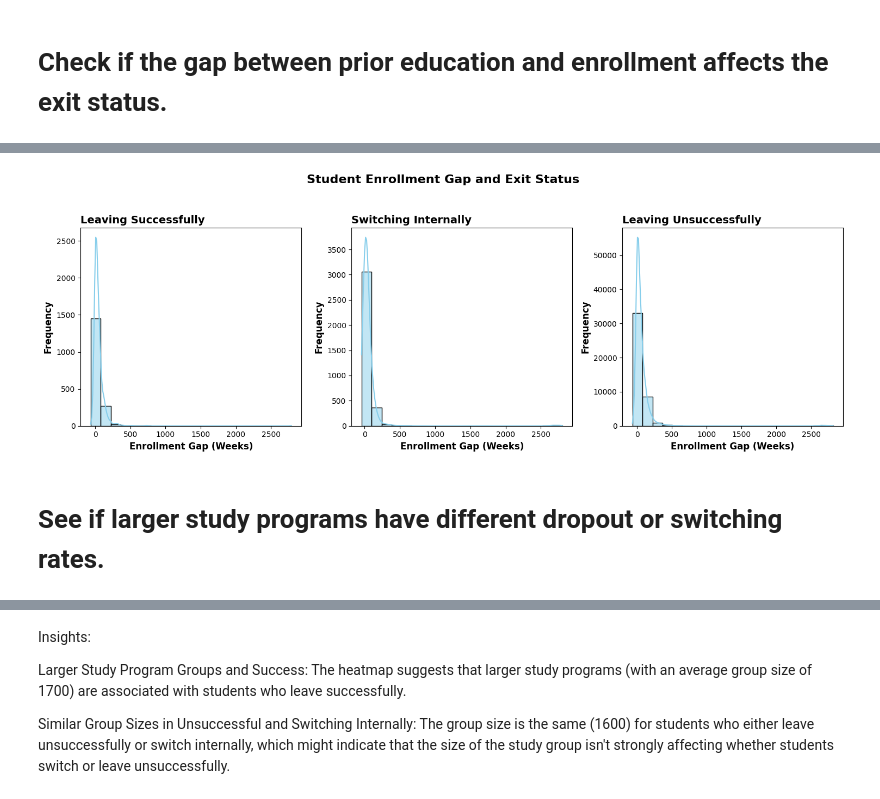
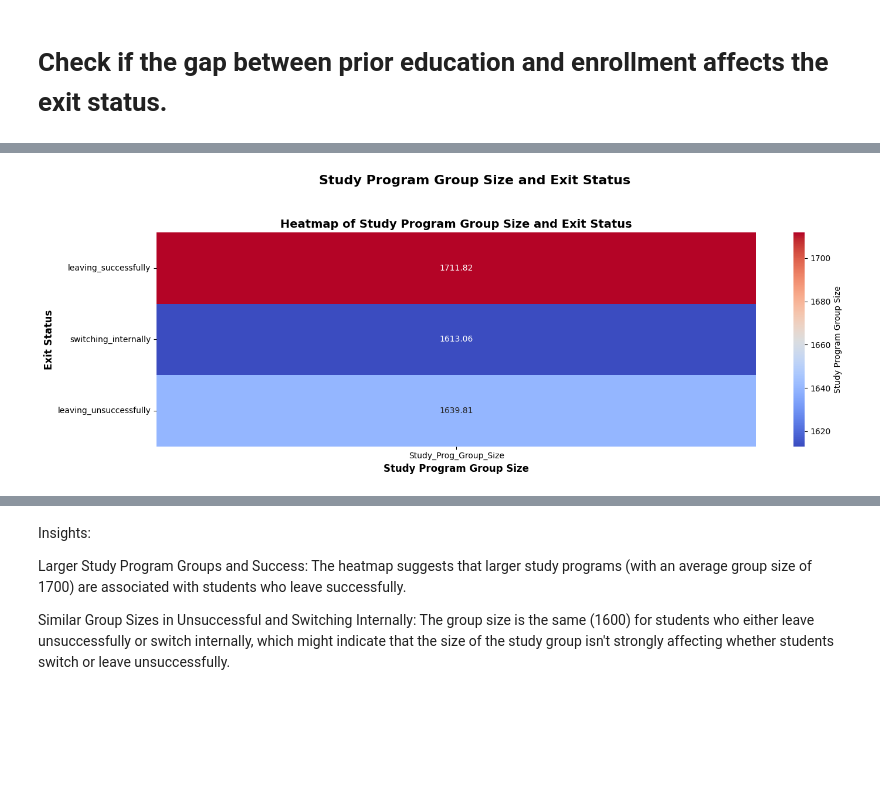
Before and after one commit to uashogeschoolutrecht/studentdropout, a Jupyter notebook: notebooks/EDA.ipynb, the cells around one changed output, grey strips where cells are left out. Drawn from its saved outputs; the diff is of its cells as text; code cells hidden in the pictures; blank space fills up the shorter version.

```diff
--- a/notebooks/EDA.ipynb
+++ b/notebooks/EDA.ipynb
@@ -110,29 +137,32 @@ plt.show()
 # %%
+import matplotlib.pyplot as plt
+import seaborn as sns
+
 # Set figure size
 plt.figure(figsize=(15, 5))
 
 # Set the general title for the entire figure
-plt.suptitle("Student Enrollment Gap and Exit Status", fontsize=16, fontweight='bold', y=1.05)
+plt.suptitle("Study Program Group Size and Exit Status", fontsize=16, fontweight='bold', y=1.05)
 
-# Define the Exit_Status order to ensure "Leaving Unsuccessfully" is always on the right
+# Define the Exit_Status order to ensure consistent plotting
 exit_status_order = ['leaving_successfully', 'switching_internally', 'leaving_unsuccessfully']
 
-# Loop through each Exit_Status category in the specified order
-for i, status in enumerate(exit_status_order):
-    plt.subplot(1, 3, i + 1)
+# Prepare a pivot table with the desired order of Exit_Status
+pivot_table = data.pivot_table(index='Exit_Status', values='Study_Prog_Group_Size', aggfunc='mean')
 
-    # Plot the distribution of Student Enrollment Gap for each Exit_Status category using a histogram
-    sns.histplot(data[data['Exit_Status'] == status]['Student_Enrollment_Gap'], kde=True, color='skyblue', bins=20)
+# Reorder the pivot table according to the defined Exit_Status order
+pivot_table = pivot_table.loc[exit_status_order]
 
-    # Title and labels for each subplot with left alignment
-    plt.title(f"{status.replace('_', ' ').title()}", fontsize=14, fontweight='bold', loc='left')
-    plt.xlabel("Enrollment Gap (Weeks)", fontsize=12, fontweight='bold')
-    plt.ylabel("Frequency", fontsize=12, fontweight='bold')
+# Plot a heatmap (though it's more effective with multiple variables)
+sns.heatmap(pivot_table, annot=True, cmap="coolwarm", fmt='g', cbar_kws={'label': 'Study Program Group Size'})
+
+# Title and labels
+plt.title("Heatmap of Study Program Group Size and Exit Status", fontsize=14, fontweight='bold')
+plt.xlabel("Study Program Group Size", fontsize=12, fontweight='bold')
+plt.ylabel("Exit Status", fontsize=12, fontweight='bold')
 
 # Adjust layout and show the plot
 plt.tight_layout()
 plt.show()
 # %% [output]
-[figure, old version]
+[figure, new version]
-# %% [markdown]
-# See if larger study programs have different dropout or switching rates.
```
Also changed, not shown: parts of 12 cells of this notebook, 1 other file.
